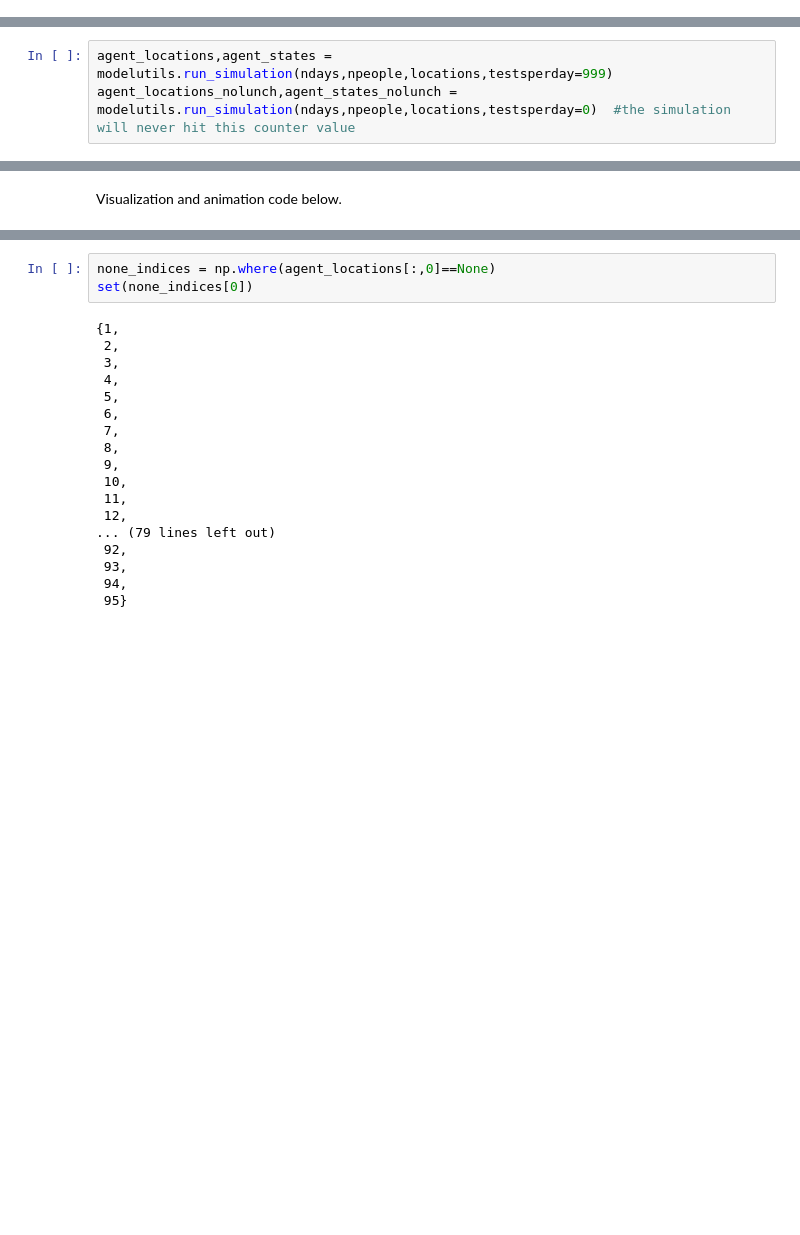
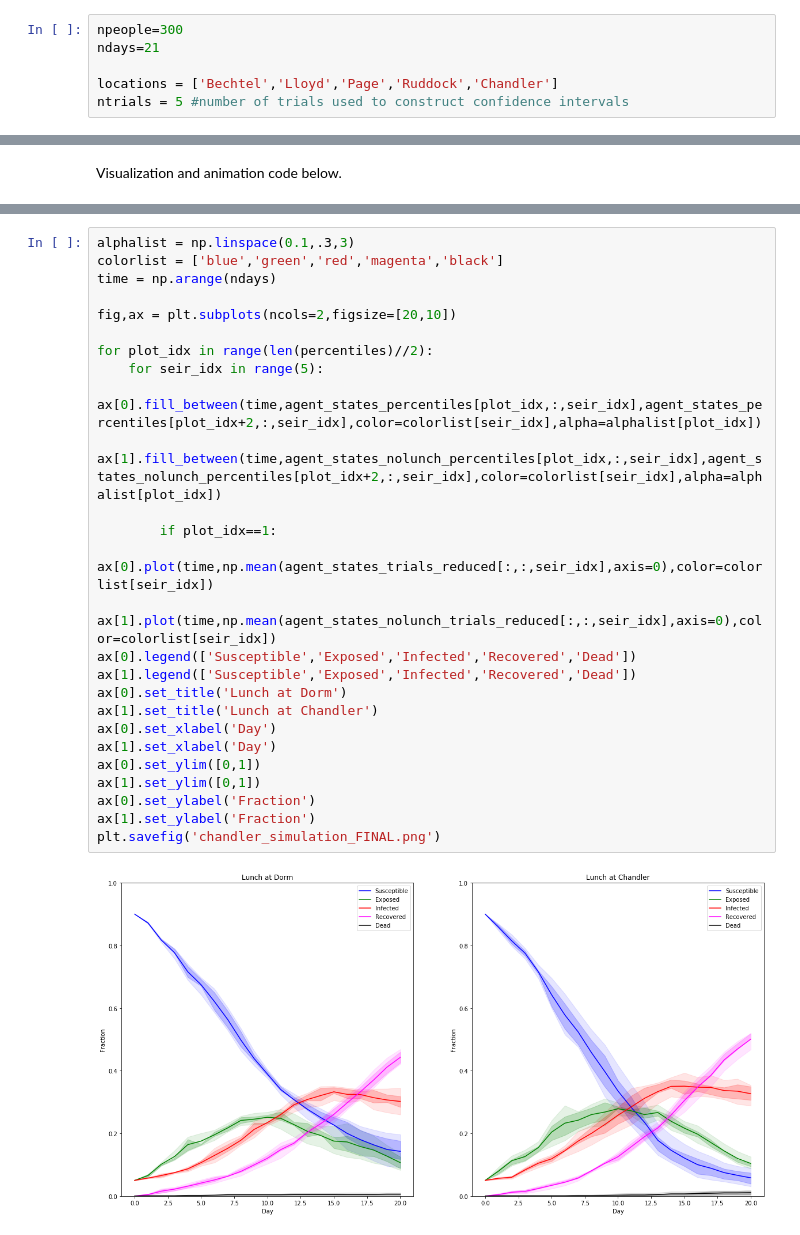
Before and after one commit to reakan/caltech_covid_model, a Jupyter notebook: 200702_covid_model.ipynb, the cells around one changed output, grey strips where cells are left out. Drawn from its saved outputs; the diff is of its cells as text; blank space fills up the shorter version.

Commit message:
commit of dorm simulation code

```diff
--- a/200702_covid_model.ipynb
+++ b/200702_covid_model.ipynb
@@ -16,5 +13,8 @@ locations=['Broad','Moore','Watson','Beckman','Noyes','Braun','Schlinger','Kerck
+# %%
+npeople=300
+ndays=21
+
+locations = ['Bechtel','Lloyd','Page','Ruddock','Chandler']
+ntrials = 5 #number of trials used to construct confidence intervals
 # %% [markdown]
 ### Main Simulation
-# %%
-agent_locations,agent_states = modelutils.run_simulation(ndays,npeople,locations,testsperday=999)
-agent_locations_nolunch,agent_states_nolunch = modelutils.run_simulation(ndays,npeople,locations,testsperday=0)  #the simulation will never hit this counter value
@@ -172,21 +101,28 @@ ValueError: None is not in list
-# %%
-none_indices = np.where(agent_locations[:,0]==None)
-set(none_indices[0])
-# %% [output]
-{1,
- 2,
- 3,
- 4,
- 5,
- 6,
- 7,
- 8,
- 9,
- 10,
- 11,
- 12,
-... (79 lines left out)
- 92,
- 93,
- 94,
- 95}
+# %%
+alphalist = np.linspace(0.1,.3,3)
+colorlist = ['blue','green','red','magenta','black']
+time = np.arange(ndays)
+
+fig,ax = plt.subplots(ncols=2,figsize=[20,10])
+
+for plot_idx in range(len(percentiles)//2):
+    for seir_idx in range(5):
+        ax[0].fill_between(time,agent_states_percentiles[plot_idx,:,seir_idx],agent_states_percentiles[plot_idx+2,:,seir_idx],color=colorlist[seir_idx],alpha=alphalist[plot_idx])
+        ax[1].fill_between(time,agent_states_nolunch_percentiles[plot_idx,:,seir_idx],agent_states_nolunch_percentiles[plot_idx+2,:,seir_idx],color=colorlist[seir_idx],alpha=alphalist[plot_idx])
+
+        if plot_idx==1:
+            ax[0].plot(time,np.mean(agent_states_trials_reduced[:,:,seir_idx],axis=0),color=colorlist[seir_idx])
+            ax[1].plot(time,np.mean(agent_states_nolunch_trials_reduced[:,:,seir_idx],axis=0),color=colorlist[seir_idx])
+ax[0].legend(['Susceptible','Exposed','Infected','Recovered','Dead'])
+ax[1].legend(['Susceptible','Exposed','Infected','Recovered','Dead'])
+ax[0].set_title('Lunch at Dorm')
+ax[1].set_title('Lunch at Chandler')
+ax[0].set_xlabel('Day')
+ax[1].set_xlabel('Day')
+ax[0].set_ylim([0,1])
+ax[1].set_ylim([0,1])
+ax[0].set_ylabel('Fraction')
+ax[1].set_ylabel('Fraction')
+plt.savefig('chandler_simulation_FINAL.png')
+# %% [output]
+[figure, added]
```
Also changed, not shown: parts of 7 cells of this notebook, 11 other files.
